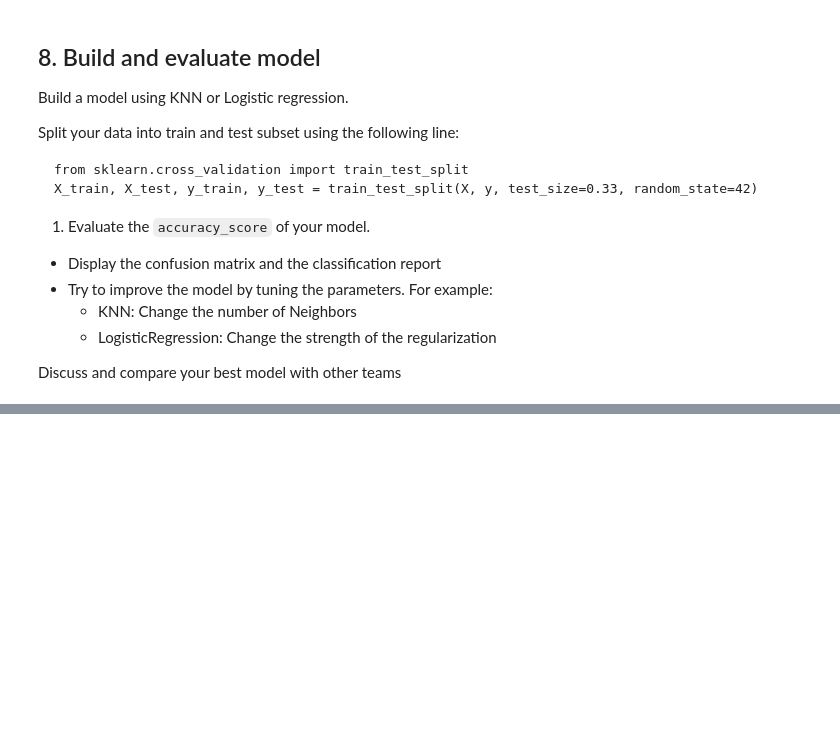
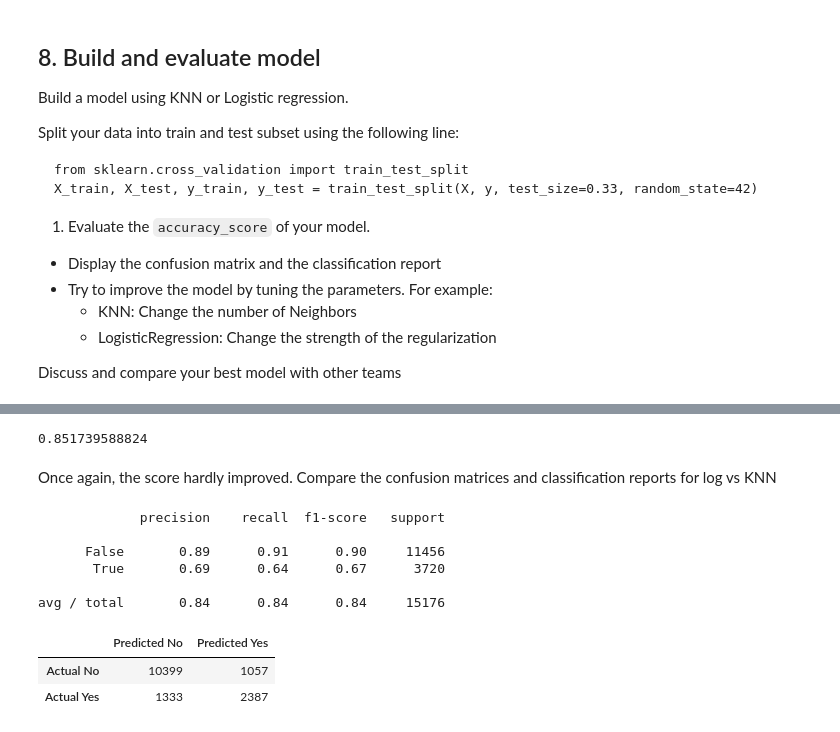
Before and after one commit to matthewbrems/old, a Jupyter notebook: curriculum/05-week/5.07-review-lab/code/starter-code/jd-review-lab.ipynb, the cells around one changed output, grey strips where cells are left out. Saved outputs shown, nothing was run; the diff lists cells and outputs as text; code cells hidden in the pictures; blank space fills up the shorter version.

```diff
--- a/curriculum/05-week/5.07-review-lab/code/starter-code/jd-review-lab.ipynb
+++ b/curriculum/05-week/5.07-review-lab/code/starter-code/jd-review-lab.ipynb
@@ -515,0 +572,7 @@ Discuss and compare your best model with other teams
+# %%
+from sklearn.linear_model import LogisticRegression
+log = LogisticRegression()
+log.fit(X_train,y_train)
+y_pred_class = log.predict(X_test)
+score = metrics.accuracy_score(y_test, y_pred_class)
+print score
@@ -515,0 +643,42 @@ Discuss and compare your best model with other teams
+# %%
+X_train, X_test, y_train, y_test = train_test_split(X, y, test_size=0.33, random_state=42)
+
+knn = KNeighborsClassifier(n_neighbors=16)
+knn.fit(X_train, y_train)
+y_pred_class = knn.predict(X_test)
+score = metrics.accuracy_score(y_test, y_pred_class)
+# %%
+print score
+# %% [output]
+0.851739588824
+# %% [markdown]
+Once again, the score hardly improved. Compare the confusion matrices and classification reports for log vs KNN
+# %%
+from sklearn.metrics import confusion_matrix, classification_report
+def do_cm_cr(model, X, y):
+
+#     X_train, X_test, y_train, y_test = train_test_split(X, y,stratify=y, test_size=0.33, random_state=42)
+#     model.fit(X_train, y_train.ravel())
+    expected = y_test
+    predicted = model.predict(X_test)
+    c_report = classification_report(expected, predicted)
+#     c_report = pd.DataFrame(c_report)
+    c_matrix = pd.DataFrame(confusion_matrix(y_test, predicted),columns=['Predicted No','Predicted Yes'],index=['Actual No','Actual Yes'])
+#     return c_report, c_matrix
+    from IPython.display import display
+
+    print c_report
+
+    display(c_matrix)
+
+do_cm_cr(knn, X, y)
+# %% [output]
+             precision    recall  f1-score   support
+
+      False       0.89      0.91      0.90     11456
+       True       0.69      0.64      0.67      3720
+
+avg / total       0.84      0.84      0.84     15176
+|  | Predicted No | Predicted Yes |
+| Actual No | 10399 | 1057 |
+| Actual Yes | 1333 | 2387 |
```
Also changed, not shown: parts of 17 cells of this notebook, 8 other files.
